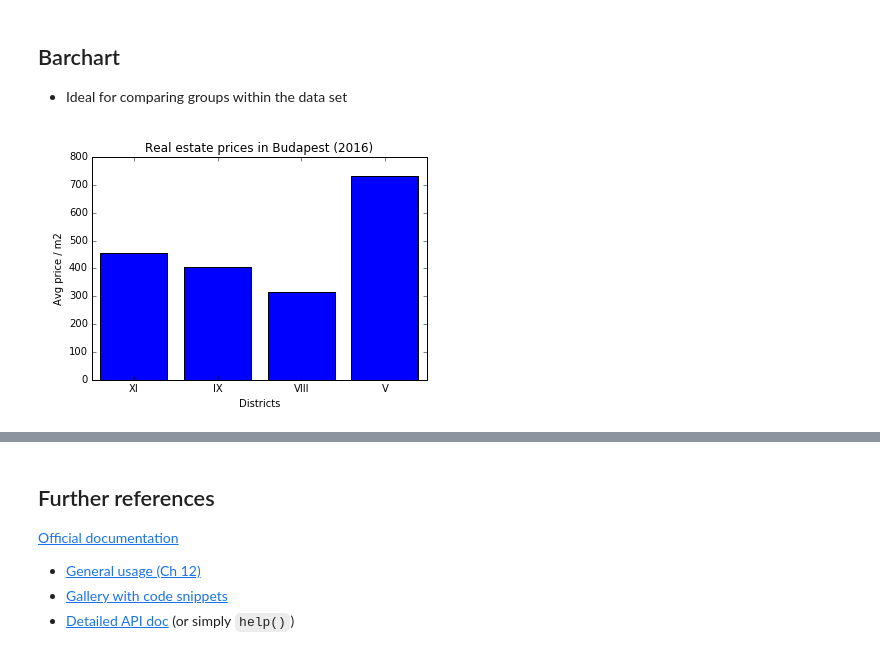
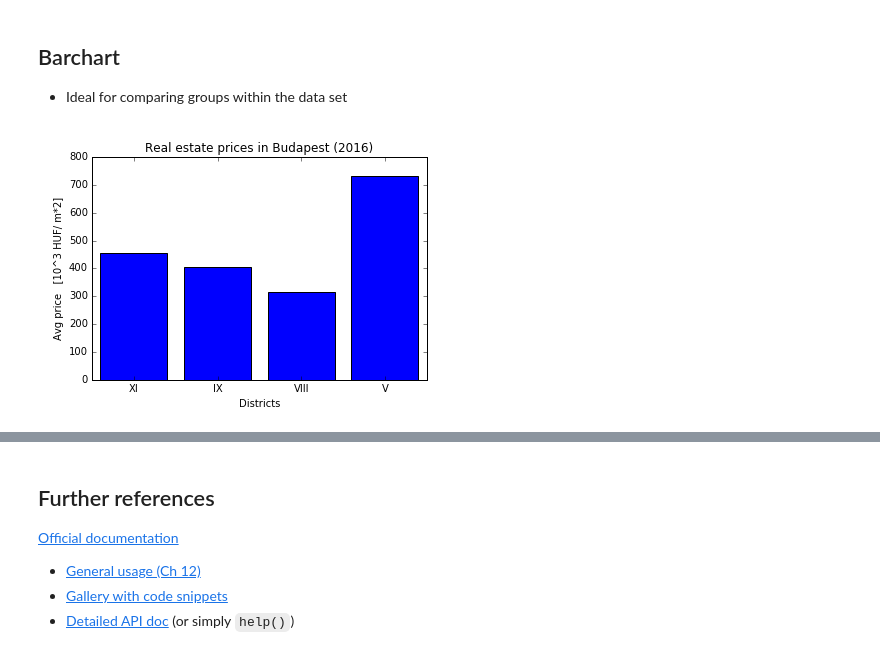
Before and after one commit to gurbanics/pytech-vis, a Jupyter notebook: notebooks/MainSlides.ipynb, the cells around one changed output, grey strips where cells are left out. Cells and saved outputs as stored; diff of their text form; code cells hidden in the pictures.

```diff
--- a/notebooks/MainSlides.ipynb
+++ b/notebooks/MainSlides.ipynb
@@ -106,7 +91,7 @@ plt.hist(normal_random, color="g"); # N(5, 10)
 - Ideal for comparing groups within the data set
 # %%
 plt.bar([1, 2, 3, 4], [455, 404, 317, 730], tick_label=["XI", "IX", "VIII","V"], align='center');
-plt.xlabel("Districts"); plt.ylabel("Avg price / m2");
+plt.xlabel("Districts"); plt.ylabel("Avg price   [10^3 HUF/ m*2]");
 plt.title("Real estate prices in Budapest (2016)");
 # %% [output]
-[figure, old version]
+[figure, new version]
```
Also changed, not shown: parts of 18 cells of this notebook, 1 other file.
